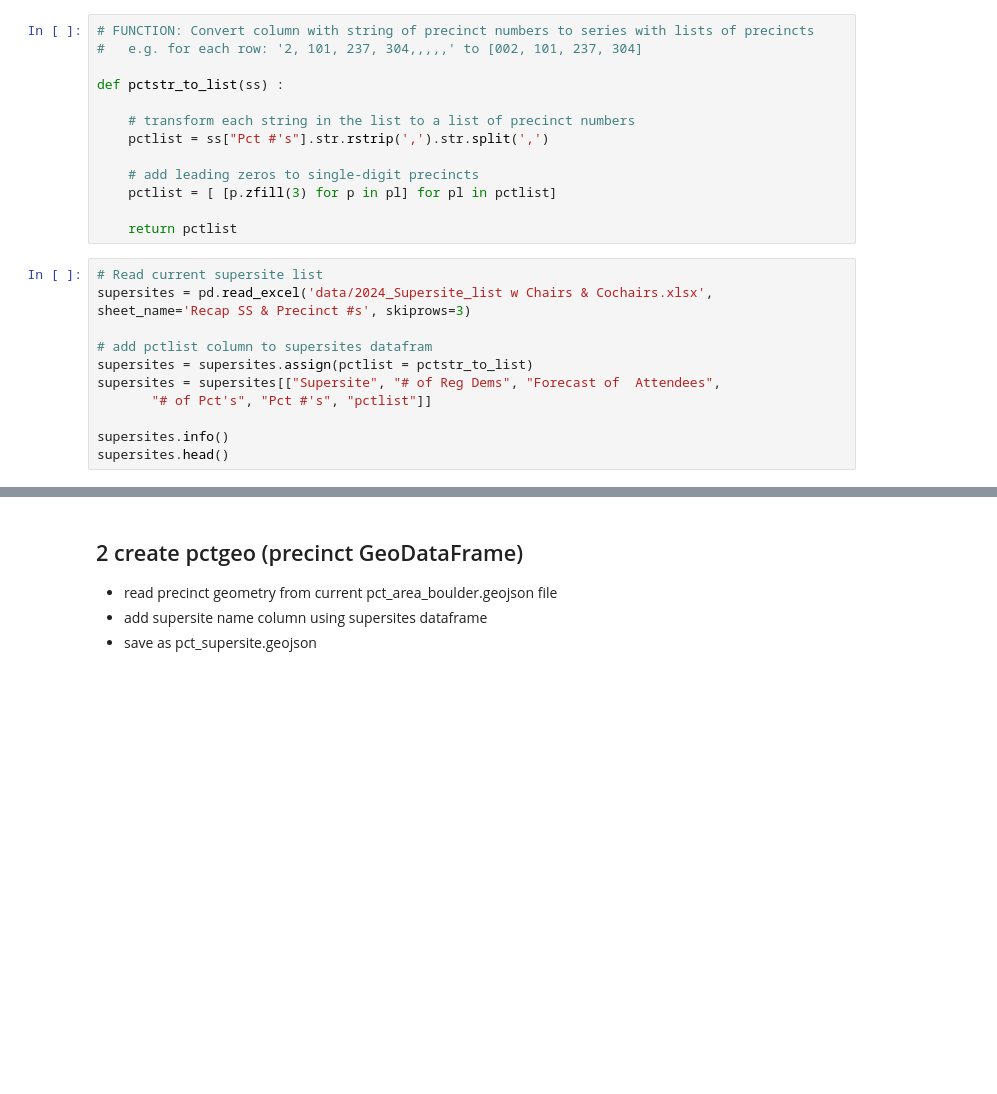
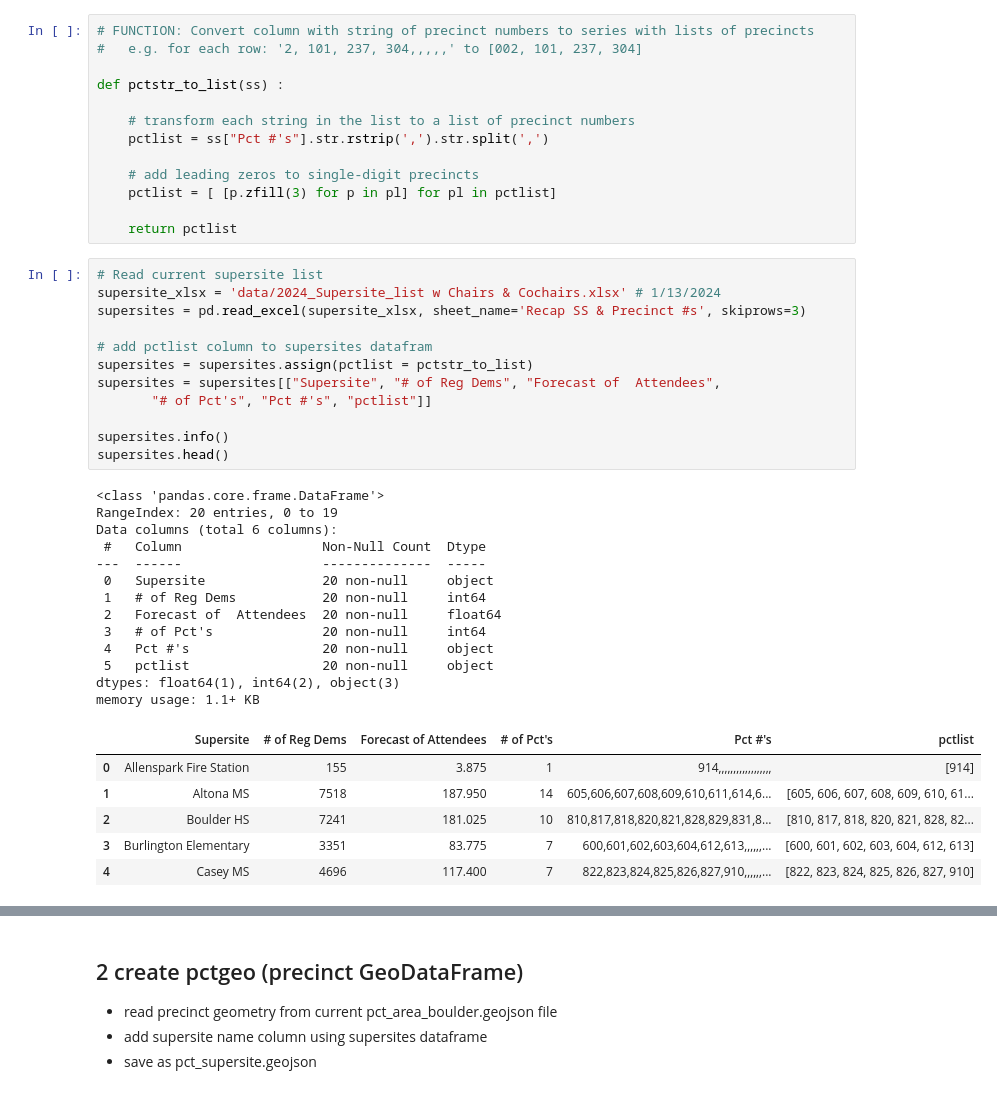
Before and after one commit to bnorikane/supersiteDB, a Jupyter notebook: supersite_pct_geom.ipynb, the cells around one changed output, grey strips where cells are left out. Cells and saved outputs as stored; diff of their text form; blank space fills up the shorter version.

```diff
--- a/supersite_pct_geom.ipynb
+++ b/supersite_pct_geom.ipynb
@@ -62,15 +70,36 @@ def pctstr_to_list(ss) :
     return pctlist
 # %%
 # Read current supersite list
-supersites = pd.read_excel('data/2024_Supersite_list w Chairs & Cochairs.xlsx', sheet_name='Recap SS & Precinct #s', skiprows=3)
+supersite_xlsx = 'data/2024_Supersite_list w Chairs & Cochairs.xlsx' # 1/13/2024
+supersites = pd.read_excel(supersite_xlsx, sheet_name='Recap SS & Precinct #s', skiprows=3)
 
 # add pctlist column to supersites datafram
 supersites = supersites.assign(pctlist = pctstr_to_list)
 supersites = supersites[["Supersite", "# of Reg Dems", "Forecast of  Attendees",
        "# of Pct's", "Pct #'s", "pctlist"]]
 
 supersites.info()
 supersites.head()
+# %% [output]
+<class 'pandas.core.frame.DataFrame'>
+RangeIndex: 20 entries, 0 to 19
+Data columns (total 6 columns):
+ #   Column                  Non-Null Count  Dtype
+---  ------                  --------------  -----
+ 0   Supersite               20 non-null     object
+ 1   # of Reg Dems           20 non-null     int64
+ 2   Forecast of  Attendees  20 non-null     float64
+ 3   # of Pct's              20 non-null     int64
+ 4   Pct #'s                 20 non-null     object
+ 5   pctlist                 20 non-null     object
+dtypes: float64(1), int64(2), object(3)
+memory usage: 1.1+ KB
+|  | Supersite | # of Reg Dems | Forecast of Attendees | # of Pct's | Pct #'s | pctlist |
+| 0 | Allenspark Fire Station | 155 | 3.875 | 1 | 914,,,,,,,,,,,,,,,,,, | [914] |
+| 1 | Altona MS | 7518 | 187.950 | 14 | 605,606,607,608,609,610,611,614,6... | [605, 606, 607, 608, 609, 610, 61... |
+| 2 | Boulder HS | 7241 | 181.025 | 10 | 810,817,818,820,821,828,829,831,8... | [810, 817, 818, 820, 821, 828, 82... |
+| 3 | Burlington Elementary | 3351 | 83.775 | 7 | 600,601,602,603,604,612,613,,,,,,... | [600, 601, 602, 603, 604, 612, 613] |
+| 4 | Casey MS | 4696 | 117.400 | 7 | 822,823,824,825,826,827,910,,,,,,... | [822, 823, 824, 825, 826, 827, 910] |
 # %%
 # check pctlist
 # - list of precincts for each supersites
```
Also changed, not shown: parts of 9 cells of this notebook.
